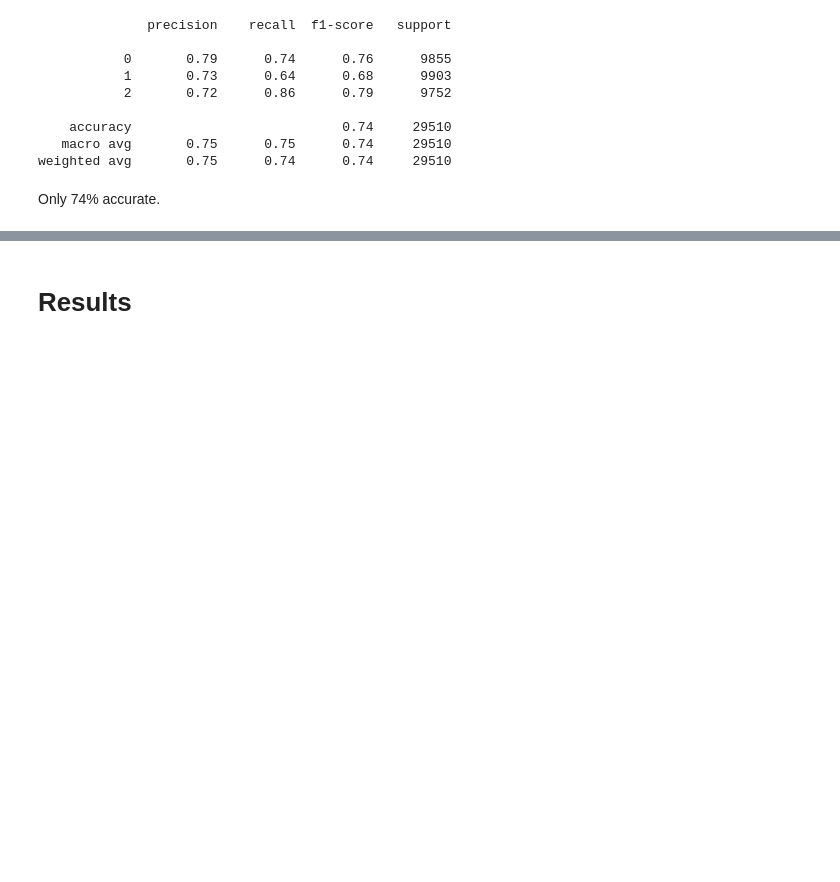
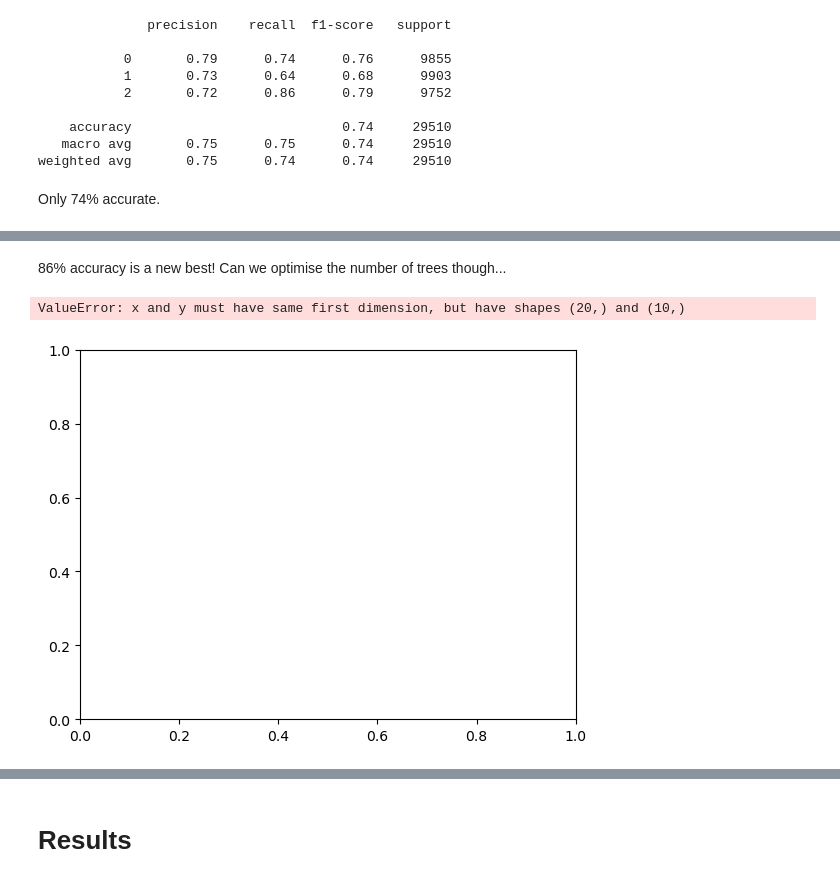
Before and after one commit to jackhenshaw/creditScore, a Jupyter notebook: credit_score.ipynb, the cells around one changed output, grey strips where cells are left out. Saved outputs shown, nothing was run; the diff lists cells and outputs as text; code cells hidden in the pictures; blank space fills up the shorter version.

```diff
--- a/credit_score.ipynb
+++ b/credit_score.ipynb
@@ -2208,0 +2277,19 @@ Only 74% accurate.
+# %% [markdown]
+86% accuracy is a new best! Can we optimise the number of trees though...
+# %%
+rfc_accuracy_rate = []
+for n_estimators in range(100, 1100, 100):
+  rfc = RandomForestClassifier(n_estimators=n_estimators) # could play around with the number of trees here
+  rfc.fit(train_data, train_labels)
+  predicted_labels = rfc.predict(test_data)
+  rfc_accuracy_rate.append(classification_report(test_labels, predicted_labels, output_dict=True)['accuracy'])
+
+fig = plt.figure()
+ax = fig.add_subplot(1,1,1)
+ax.plot(range(100,1100, 100), rfc_accuracy_rate, 'b--', markerfacecolor='red', marker='o', ms=10)
+ax.set_xlabel("Number of estimators (trees)")
+ax.set_ylabel("Accuracy Rate")
+plt.grid()
+# %% [output]
+ValueError: x and y must have same first dimension, but have shapes (20,) and (10,)
+[figure, added]
```
Also changed, not shown: parts of 17 cells of this notebook.
